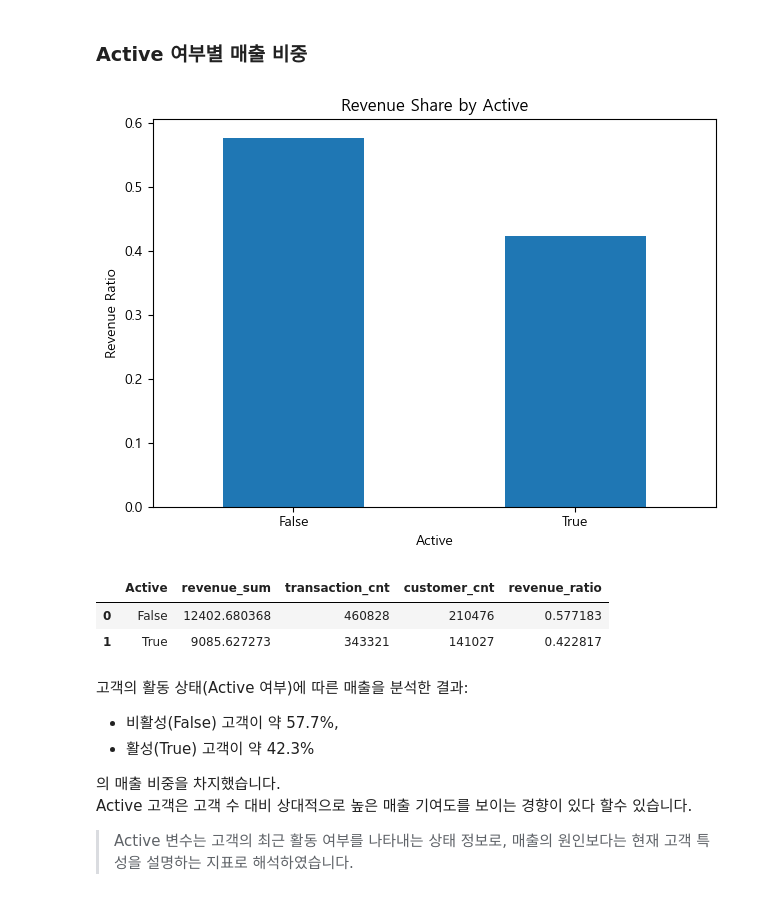
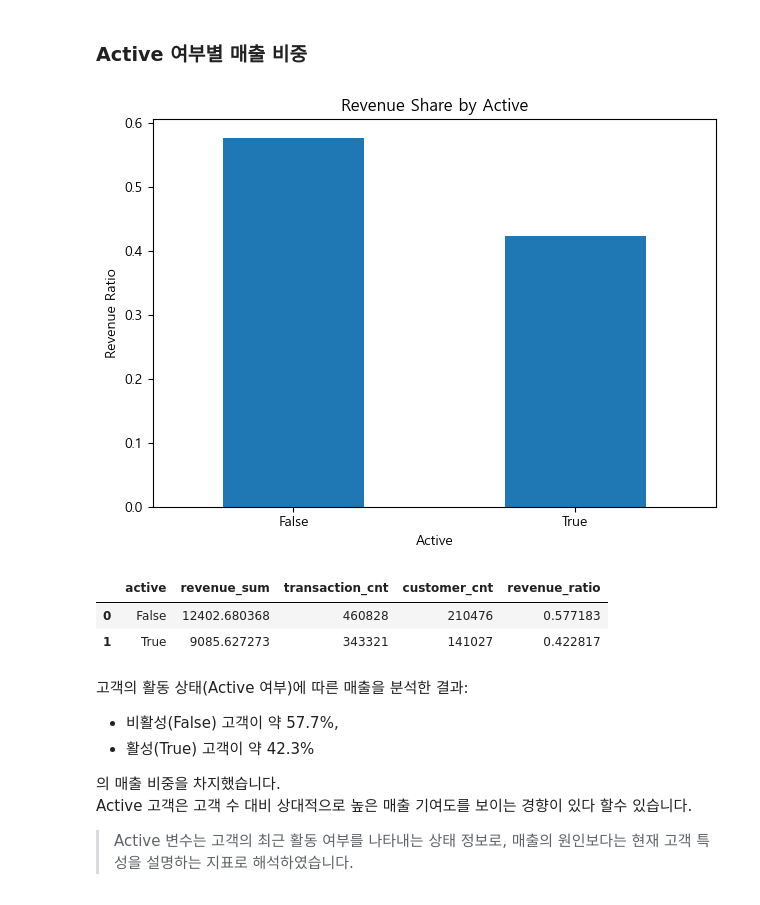
Before and after one commit to leegolem/data-commando-project, a Jupyter notebook: notebooks/member2/3. Analyze_try5_total.ipynb, the cells around one changed output. Saved outputs shown, nothing was run; the diff lists cells and outputs as text; code cells hidden in the pictures.

```diff
--- a/notebooks/member2/3. Analyze_try5_total.ipynb
+++ b/notebooks/member2/3. Analyze_try5_total.ipynb
@@ -412,7 +410,7 @@ fn_overview
 # %%
 active_overview = (
     analysis_cust
-    .groupby("Active", as_index=False)
+    .groupby("active", as_index=False)
     .agg(
         revenue_sum=("revenue", "sum"),
         transaction_cnt=("revenue", "count"),
@@ -425,18 +423,18 @@ active_overview["revenue_ratio"] = (
     / active_overview["revenue_sum"].sum()
 )
 # %%
-active_overview.set_index("Active")["revenue_ratio"].plot(kind="bar")
+active_overview.set_index("active")["revenue_ratio"].plot(kind="bar")
 plt.title("Revenue Share by Active")
 plt.xlabel("Active")
 plt.ylabel("Revenue Ratio")
 plt.xticks(rotation=0)
 plt.tight_layout()
 plt.show()
 
 active_overview
 # %% [output]
 [figure]
-|  | Active | revenue_sum | transaction_cnt | customer_cnt | revenue_ratio |
+|  | active | revenue_sum | transaction_cnt | customer_cnt | revenue_ratio |
 | 0 | False | 12402.680368 | 460828 | 210476 | 0.577183 |
 | 1 | True | 9085.627273 | 343321 | 141027 | 0.422817 |
 # %% [markdown]
```
Also changed, not shown: parts of 8 cells of this notebook.
